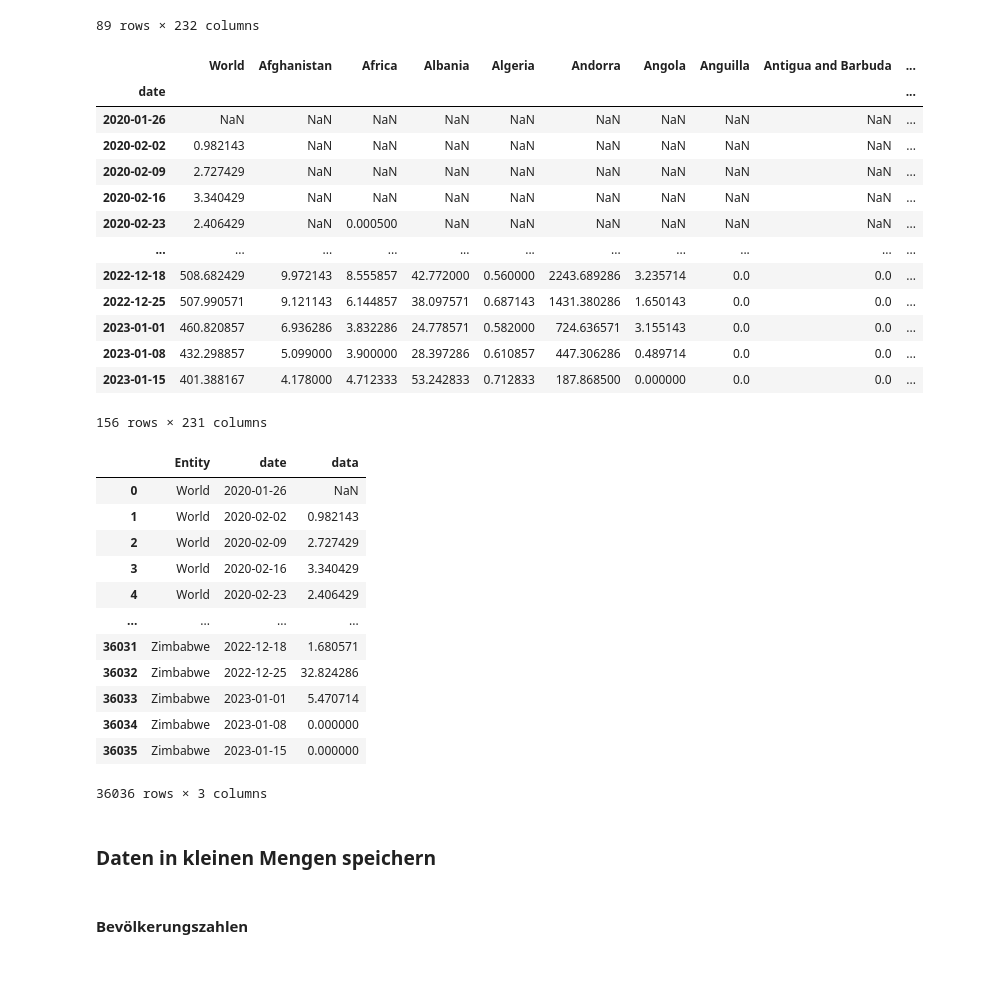
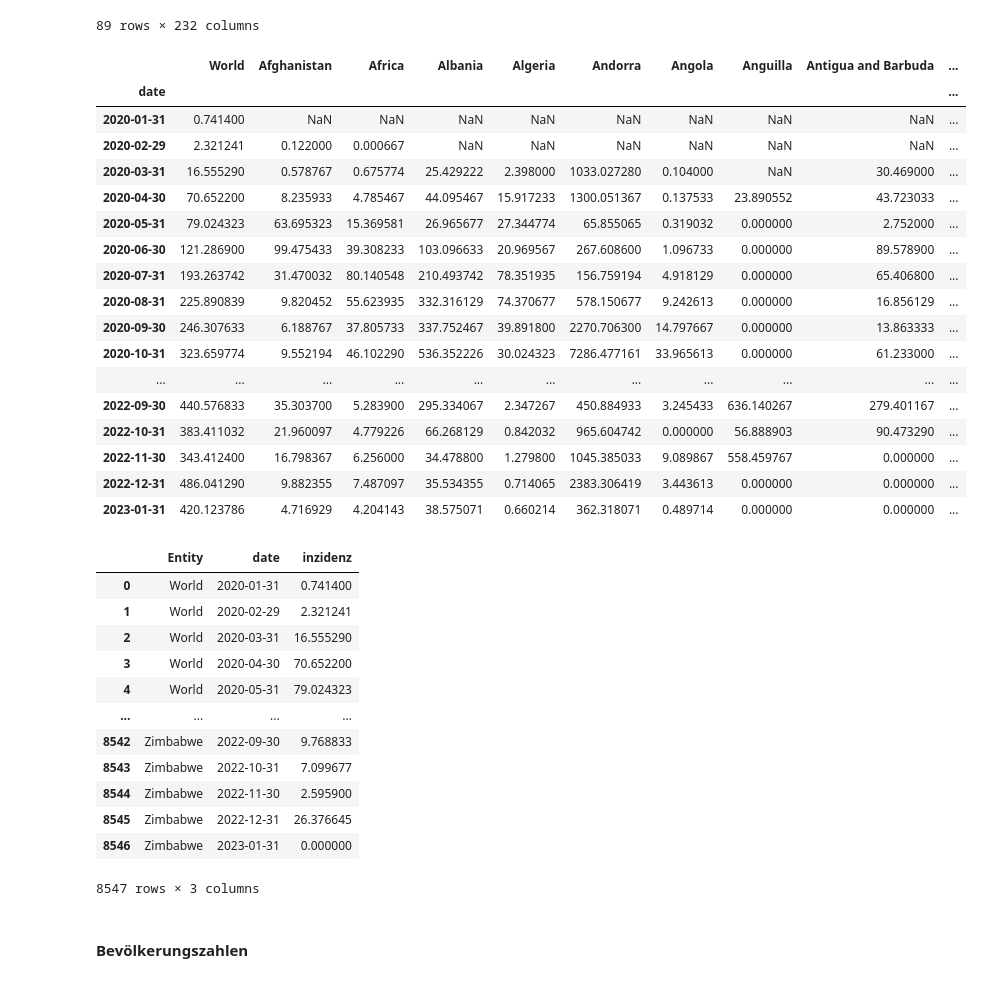
Before and after one commit to moshchev/smart_data, a Jupyter notebook: analyse.ipynb, the cells around one changed output. Cells and saved outputs as stored; diff of their text form; code cells hidden in the pictures.

```diff
--- a/analyse.ipynb
+++ b/analyse.ipynb
@@ -36,45 +36,47 @@ weekly_new_raw.iloc[1000::]
 # %%
 weekly_new_raw['date'] = pd.to_datetime(weekly_new_raw['date'])
 # %%
-week = weekly_new_raw.groupby(by=[pd.Grouper(key='date', freq='W')]).mean()
-week
+month = weekly_new_raw.groupby(by=[pd.Grouper(key='date', freq='M')]).mean()
+month
 # %% [output]
 |  | World | Afghanistan | Africa | Albania | Algeria | Andorra | Angola | Anguilla | Antigua and Barbuda | ... |
 | date |  |  |  |  |  |  |  |  |  | ... |
-| 2020-01-26 | NaN | NaN | NaN | NaN | NaN | NaN | NaN | NaN | NaN | ... |
-| 2020-02-02 | 0.982143 | NaN | NaN | NaN | NaN | NaN | NaN | NaN | NaN | ... |
-| 2020-02-09 | 2.727429 | NaN | NaN | NaN | NaN | NaN | NaN | NaN | NaN | ... |
-| 2020-02-16 | 3.340429 | NaN | NaN | NaN | NaN | NaN | NaN | NaN | NaN | ... |
-| 2020-02-23 | 2.406429 | NaN | 0.000500 | NaN | NaN | NaN | NaN | NaN | NaN | ... |
+| 2020-01-31 | 0.741400 | NaN | NaN | NaN | NaN | NaN | NaN | NaN | NaN | ... |
+| 2020-02-29 | 2.321241 | 0.122000 | 0.000667 | NaN | NaN | NaN | NaN | NaN | NaN | ... |
+| 2020-03-31 | 16.555290 | 0.578767 | 0.675774 | 25.429222 | 2.398000 | 1033.027280 | 0.104000 | NaN | 30.469000 | ... |
+| 2020-04-30 | 70.652200 | 8.235933 | 4.785467 | 44.095467 | 15.917233 | 1300.051367 | 0.137533 | 23.890552 | 43.723033 | ... |
+| 2020-05-31 | 79.024323 | 63.695323 | 15.369581 | 26.965677 | 27.344774 | 65.855065 | 0.319032 | 0.000000 | 2.752000 | ... |
+| 2020-06-30 | 121.286900 | 99.475433 | 39.308233 | 103.096633 | 20.969567 | 267.608600 | 1.096733 | 0.000000 | 89.578900 | ... |
+| 2020-07-31 | 193.263742 | 31.470032 | 80.140548 | 210.493742 | 78.351935 | 156.759194 | 4.918129 | 0.000000 | 65.406800 | ... |
+| 2020-08-31 | 225.890839 | 9.820452 | 55.623935 | 332.316129 | 74.370677 | 578.150677 | 9.242613 | 0.000000 | 16.856129 | ... |
+| 2020-09-30 | 246.307633 | 6.188767 | 37.805733 | 337.752467 | 39.891800 | 2270.706300 | 14.797667 | 0.000000 | 13.863333 | ... |
+| 2020-10-31 | 323.659774 | 9.552194 | 46.102290 | 536.352226 | 30.024323 | 7286.477161 | 33.965613 | 0.000000 | 61.233000 | ... |
 | ... | ... | ... | ... | ... | ... | ... | ... | ... | ... | ... |
-| 2022-12-18 | 508.682429 | 9.972143 | 8.555857 | 42.772000 | 0.560000 | 2243.689286 | 3.235714 | 0.0 | 0.0 | ... |
-| 2022-12-25 | 507.990571 | 9.121143 | 6.144857 | 38.097571 | 0.687143 | 1431.380286 | 1.650143 | 0.0 | 0.0 | ... |
-| 2023-01-01 | 460.820857 | 6.936286 | 3.832286 | 24.778571 | 0.582000 | 724.636571 | 3.155143 | 0.0 | 0.0 | ... |
-| 2023-01-08 | 432.298857 | 5.099000 | 3.900000 | 28.397286 | 0.610857 | 447.306286 | 0.489714 | 0.0 | 0.0 | ... |
-| 2023-01-15 | 401.388167 | 4.178000 | 4.712333 | 53.242833 | 0.712833 | 187.868500 | 0.000000 | 0.0 | 0.0 | ... |
+| 2022-09-30 | 440.576833 | 35.303700 | 5.283900 | 295.334067 | 2.347267 | 450.884933 | 3.245433 | 636.140267 | 279.401167 | ... |
+| 2022-10-31 | 383.411032 | 21.960097 | 4.779226 | 66.268129 | 0.842032 | 965.604742 | 0.000000 | 56.888903 | 90.473290 | ... |
+| 2022-11-30 | 343.412400 | 16.798367 | 6.256000 | 34.478800 | 1.279800 | 1045.385033 | 9.089867 | 558.459767 | 0.000000 | ... |
+| 2022-12-31 | 486.041290 | 9.882355 | 7.487097 | 35.534355 | 0.714065 | 2383.306419 | 3.443613 | 0.000000 | 0.000000 | ... |
+| 2023-01-31 | 420.123786 | 4.716929 | 4.204143 | 38.575071 | 0.660214 | 362.318071 | 0.489714 | 0.000000 | 0.000000 | ... |
-156 rows × 231 columns
 # %%
-inz = week.unstack(level=0)
+inz = month.unstack(level=0)
 inzidenz = pd.DataFrame(inz)
 inzidenz.reset_index(inplace=True)
-inzidenz.rename(columns={'level_0':'Entity', 0:'data'}, inplace=True)
+inzidenz.rename(columns={'level_0':'Entity', 0:'inzidenz'}, inplace=True)
 inzidenz
 # %% [output]
-|  | Entity | date | data |
-| 0 | World | 2020-01-26 | NaN |
-| 1 | World | 2020-02-02 | 0.982143 |
-| 2 | World | 2020-02-09 | 2.727429 |
-| 3 | World | 2020-02-16 | 3.340429 |
-| 4 | World | 2020-02-23 | 2.406429 |
+|  | Entity | date | inzidenz |
+| 0 | World | 2020-01-31 | 0.741400 |
+| 1 | World | 2020-02-29 | 2.321241 |
+| 2 | World | 2020-03-31 | 16.555290 |
+| 3 | World | 2020-04-30 | 70.652200 |
+| 4 | World | 2020-05-31 | 79.024323 |
 | ... | ... | ... | ... |
-| 36031 | Zimbabwe | 2022-12-18 | 1.680571 |
-| 36032 | Zimbabwe | 2022-12-25 | 32.824286 |
-| 36033 | Zimbabwe | 2023-01-01 | 5.470714 |
-| 36034 | Zimbabwe | 2023-01-08 | 0.000000 |
-| 36035 | Zimbabwe | 2023-01-15 | 0.000000 |
+| 8542 | Zimbabwe | 2022-09-30 | 9.768833 |
+| 8543 | Zimbabwe | 2022-10-31 | 7.099677 |
+| 8544 | Zimbabwe | 2022-11-30 | 2.595900 |
+| 8545 | Zimbabwe | 2022-12-31 | 26.376645 |
+| 8546 | Zimbabwe | 2023-01-31 | 0.000000 |
-36036 rows × 3 columns
+8547 rows × 3 columns
-# %% [markdown]
-### Daten in kleinen Mengen speichern
 # %% [markdown]
 #### Bevölkerungszahlen
 # %%
```
Also changed, not shown: parts of 10 cells of this notebook.
